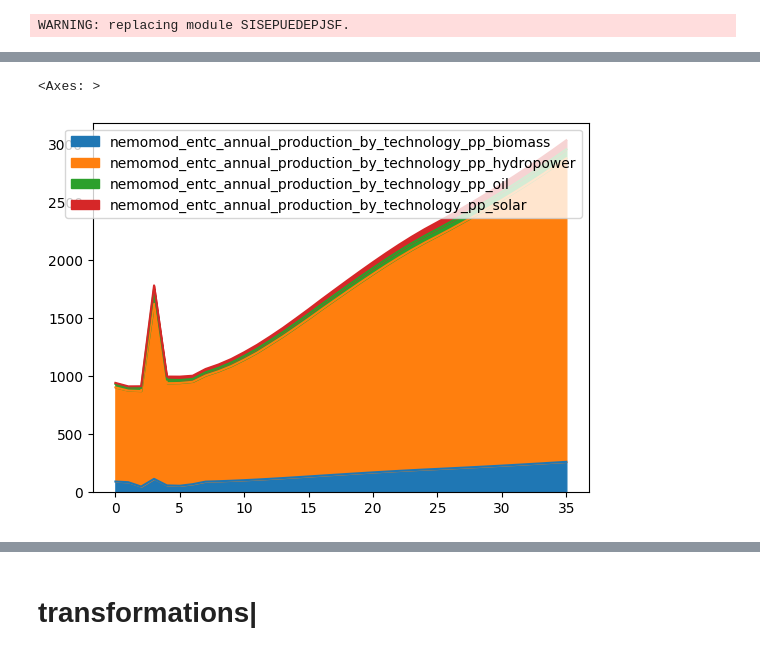
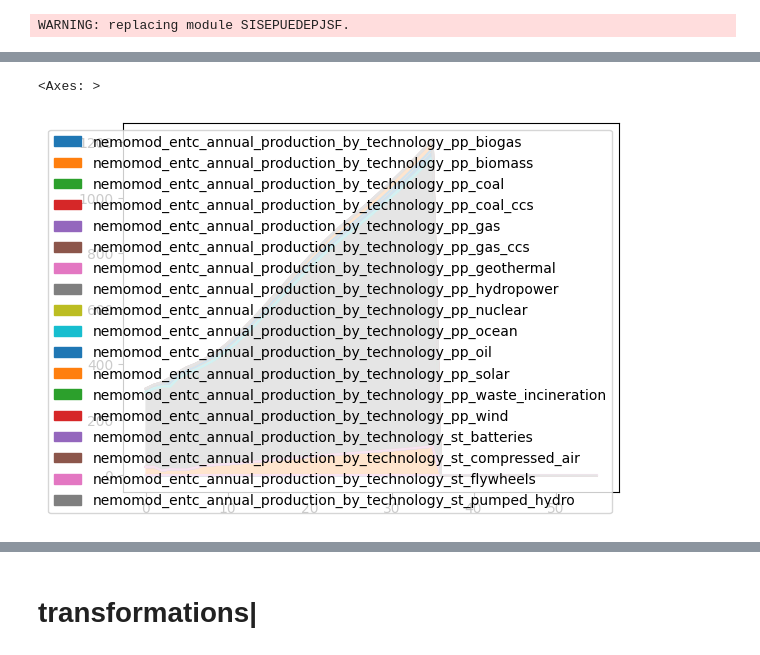
Before and after one commit to jcsyme/sisepuede_region_nbs, a Jupyter notebook: uganda_testing/uganda_manager.ipynb, the cells around one changed output, grey strips where cells are left out. Saved outputs shown, nothing was run; the diff lists cells and outputs as text; code cells hidden in the pictures.

```diff
--- a/uganda_testing/uganda_manager.ipynb
+++ b/uganda_testing/uganda_manager.ipynb
@@ -280,6 +381,27 @@ adding field frac_lndu_utilization_rate_pastures
 # %% [markdown]
 # Build MSP data for Uganda
 # %%
+# UPDATE THE ATTRIBUTE TABLE FIRST
+ys = df_uganda[time_periods.field_year]
+y0, y1 = ys.min(), ys.max()
+
+attr_time_period = pd.DataFrame(
+    {
+        time_periods.field_year: range(y0, y1 + 1),
+        time_periods.field_time_period: range(0, y1 + 1 - y0)
+    }
+)
+matt.update_dimensional_attribute_table(
+    attr_time_period,
+    key = time_periods.field_time_period,
+)
+
+# add to df_uganda
+df_uganda = time_periods.years_to_tps(df_uganda, )
+
+
+# BUILD MODELS
+
 importlib.reload(sm)
 models = sm.SISEPUEDEModels(
     matt,
@@ -412,3 +558,3 @@ WARNING: replacing module SISEPUEDEPJSF.
 # %%
-df_out = models.project(df_uganda, include_electricity_in_energy = True, )
+df_out = models.project(df_uganda.iloc[0:56], include_electricity_in_energy = True, )
 # %% [output]
@@ -421,11 +567,11 @@ df_out = models.project(df_uganda, include_electricity_in_energy = True, )
 # %%
 modvar = matt.get_variable("NemoMod Production by Technology")
 arr = modvar.get_from_dataframe(df_out, )
-arr = arr[[x for x in arr.columns if arr[x].min() > 0]]
+#arr = arr[[x for x in arr.columns if arr[x].min() > 0]]
 arr.plot.area()
 # %% [output]
 <Axes: >
-[figure, old version]
+[figure, new version]
 # %%
 df_out_noep = models.project(df_uganda, include_electricity_in_energy = False, )
 df_test = pd.merge(
```
Also changed, not shown: parts of 9 cells of this notebook, 2 other files.
